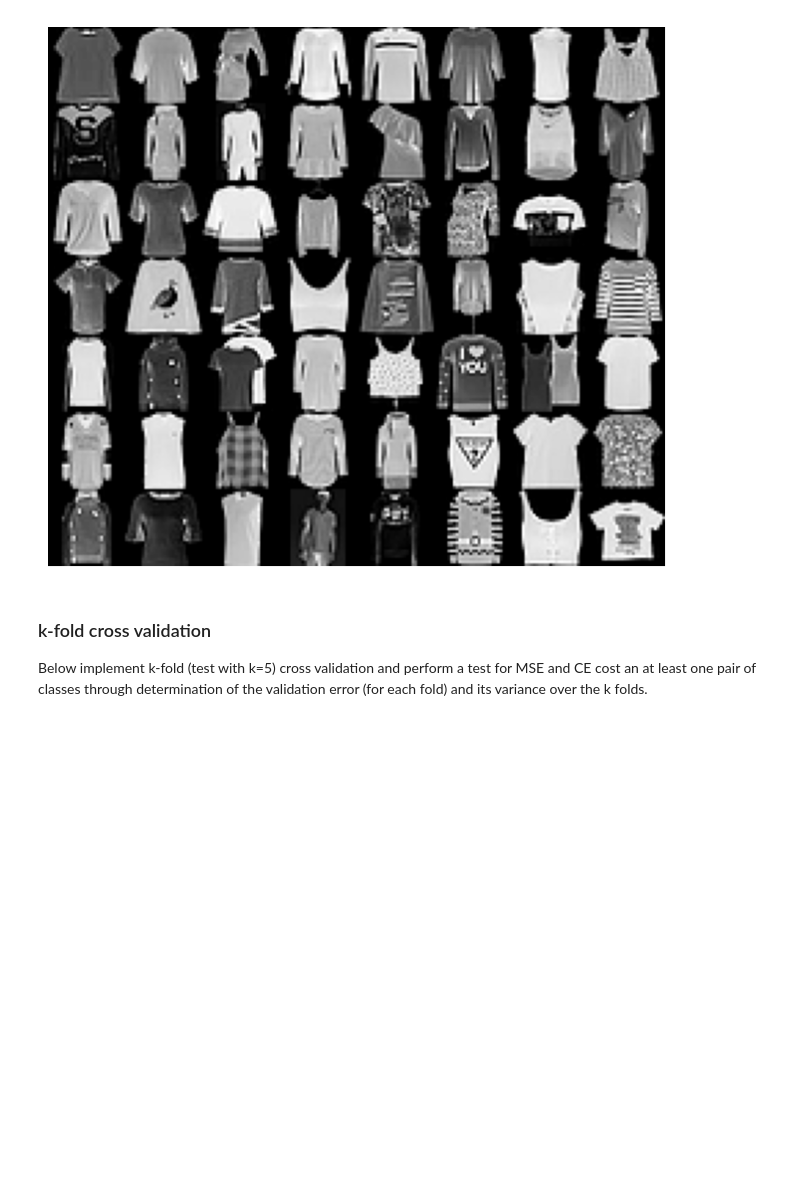
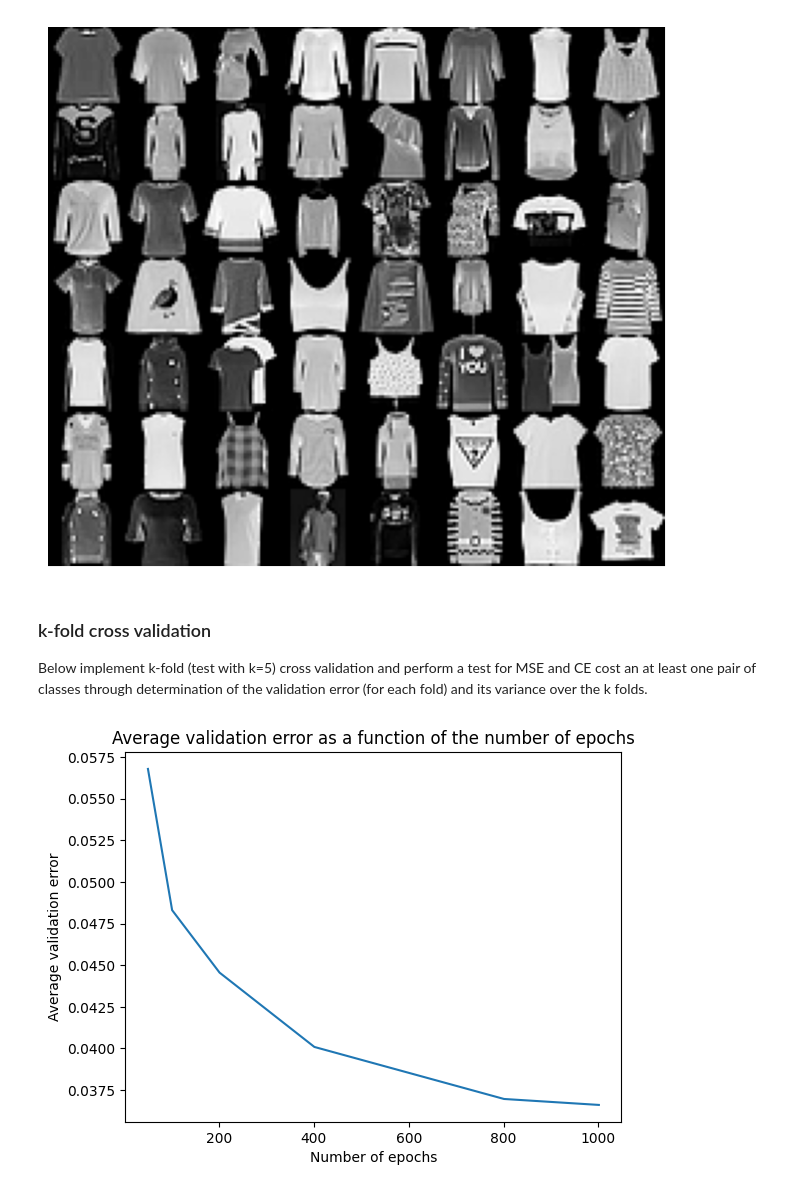
Before and after one commit to diegofrl/DeLearn23-24_PWs, a Jupyter notebook: PW2/k-fold_cross-correlation_stud.ipynb, the cells around one changed output. Cells and saved outputs as stored; diff of their text form; code cells hidden in the pictures; blank space fills up the shorter version.

```diff
--- a/PW2/k-fold_cross-correlation_stud.ipynb
+++ b/PW2/k-fold_cross-correlation_stud.ipynb
@@ -548,4 +548,63 @@ print(false_classifications_y.reshape([cols,rows]).T.astype(int))
 
 Below implement k-fold (test with k=5) cross validation and perform a test for MSE and CE cost an at least one pair of classes through determination of the validation error (for each fold) and its variance over the k folds.
 # %%
-# TODO: point d
+def k_fold_cross_validation(k=5, X=x_train, y=y_train, epochs=1000, alpha=0.5, random_std=0.2):
+    """
+    Perform k-fold cross-validation on a dataset.
+
+    Parameters:
+    - k: int, number of folds
+    - X: numpy array, feature matrix
+    - y: numpy array, target vector
+    - epochs: int, number of epochs for training
+    - alpha: float, learning rate
+    - random_std: float, standard deviation for random initialisation of weights
+
+    Returns:
+    - Average validation error across all folds.
+    """
+
+    # Ensure inputs are numpy arrays
+    X = np.array(X)
+    y = np.array(y)
+
+    # Calculate the number of samples in each fold
+    fold_size = len(X) // k
+
+    # Create a list to store the validation errors
+    val_errors = []
+
+    # Perform k-fold cross-validation
+    for i in range(k):
+        # Split the data into training and validation sets
+        X_train = np.concatenate([X[:i * fold_size], X[(i + 1) * fold_size:]])
+        y_train = np.concatenate([y[:i * fold_size], y[(i + 1) * fold_size:]])
+        X_val = X[i * fold_size:(i + 1) * fold_size]
+        y_val = y[i * fold_size:(i + 1) * fold_size]
+
+        # Train the model
+        model = NeuralNetwork(random_std=random_std, size_in=X_train.shape[1])
+        model.optimise({'x_train': X_train, 'y_train': y_train, 'x_val': X_val, 'y_val': y_val}, epochs, alpha)
+
+        # Calculate the validation error
+        y_pred = model.propagate(X_val)
+        val_error = model.calc_error(y_pred, y_val)
+        val_errors.append(val_error)
+
+    # Calculate the average validation error
+    avg_val_error = np.mean(val_errors)
+
+    return avg_val_error
+
+# Perform 5-fold cross-validation for different number of epochs between 50 and 1000 with 50 more every time using learning rate alpha = 0.5
+epochs = [50, 101, 201, 401, 801, 1001]
+avg_val_errors = [k_fold_cross_validation(5, epochs=epoch) for epoch in epochs]
+
+# Plot the average validation error as a function of the number of epochs
+plt.plot(epochs, avg_val_errors)
+plt.xlabel('Number of epochs')
+plt.ylabel('Average validation error')
+plt.title('Average validation error as a function of the number of epochs')
+plt.show()
+# %% [output]
+[figure, added]
```
